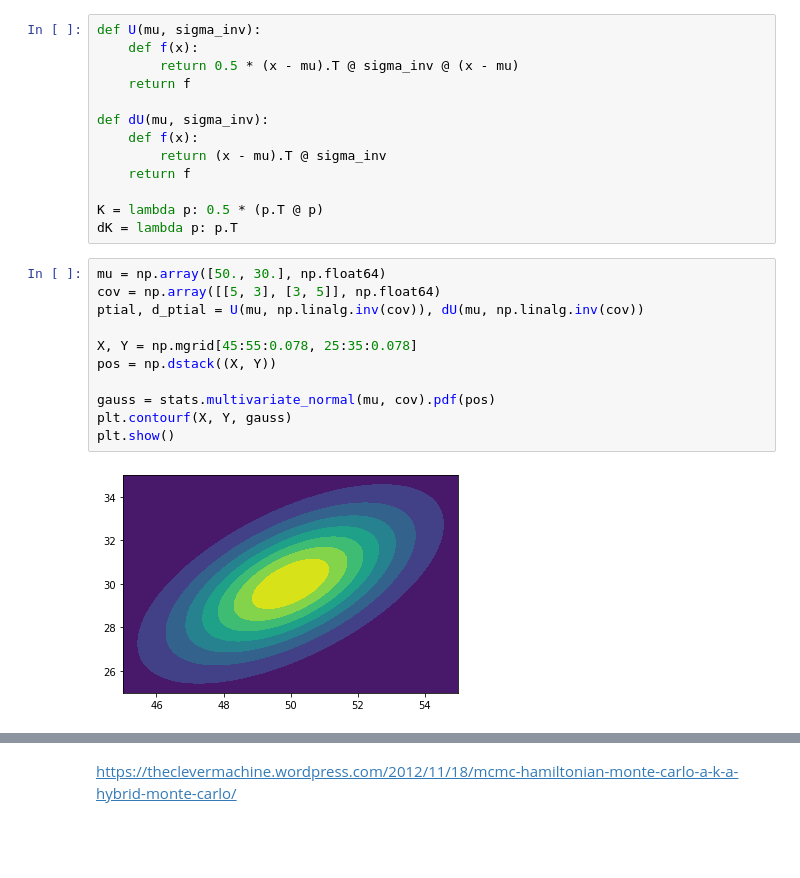
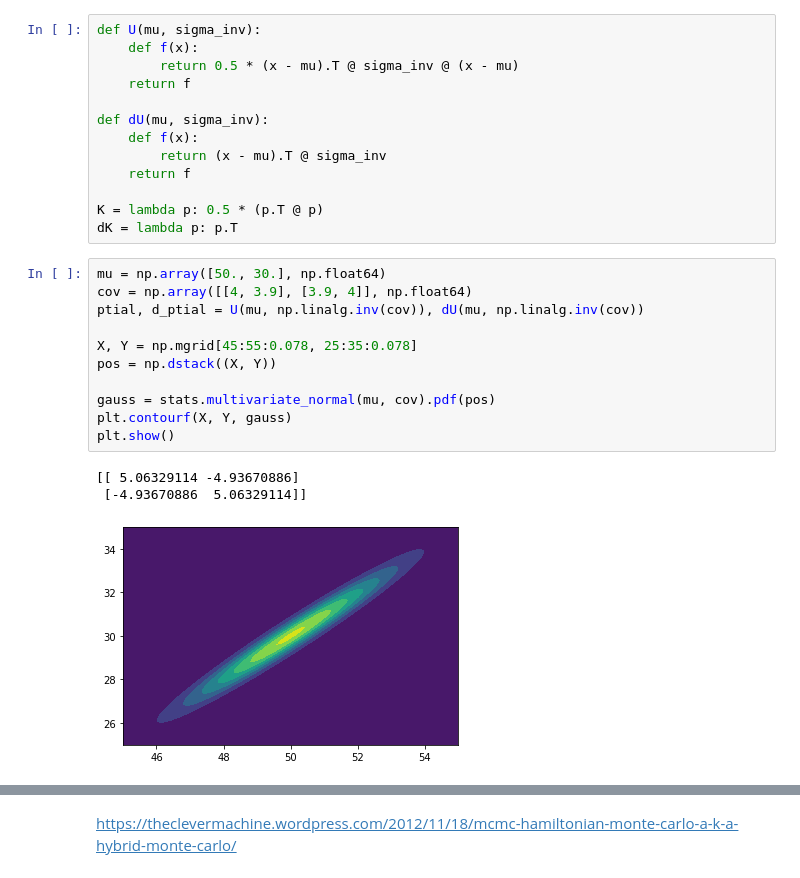
Before and after one commit to NaveenGop/SamplingComparison, a Jupyter notebook: hamiltonian_monte_carlo.ipynb, the cells around one changed output, grey strips where cells are left out. Drawn from its saved outputs; the diff is of its cells as text; blank space fills up the shorter version.

```diff
--- a/hamiltonian_monte_carlo.ipynb
+++ b/hamiltonian_monte_carlo.ipynb
@@ -61,17 +61,19 @@ K = lambda p: 0.5 * (p.T @ p)
 dK = lambda p: p.T
 # %%
 mu = np.array([50., 30.], np.float64)
-cov = np.array([[5, 3], [3, 5]], np.float64)
+cov = np.array([[4, 3.9], [3.9, 4]], np.float64)
 ptial, d_ptial = U(mu, np.linalg.inv(cov)), dU(mu, np.linalg.inv(cov))
 
 X, Y = np.mgrid[45:55:0.078, 25:35:0.078]
 pos = np.dstack((X, Y))
 
 gauss = stats.multivariate_normal(mu, cov).pdf(pos)
 plt.contourf(X, Y, gauss)
 plt.show()
 # %% [output]
+[[ 5.06329114 -4.93670886]
+ [-4.93670886  5.06329114]]
-[figure, old version]
+[figure, new version]
 # %%
 init_func = lambda: mu
 tvd = np.array([], np.float64)
```
Also changed, not shown: parts of 3 cells of this notebook, 1 other file.
